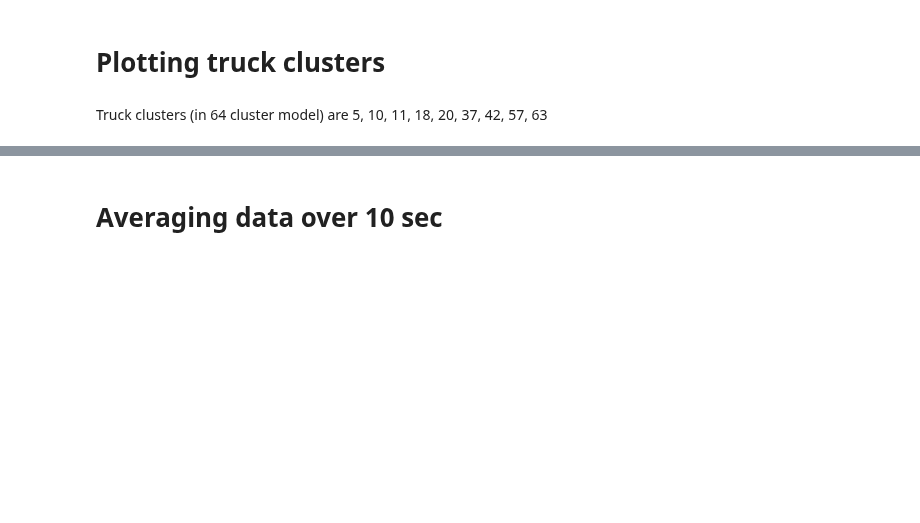
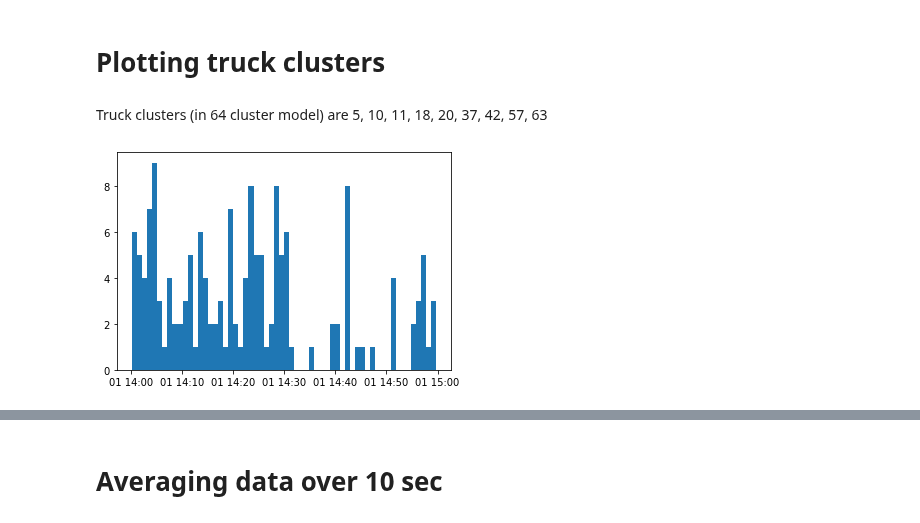
Before and after one commit to marin-hyatt/public-redhook-analysis, a Jupyter notebook: Truck_Analysis.ipynb, the cells around one changed output, grey strips where cells are left out. Cells and saved outputs as stored; diff of their text form; code cells hidden in the pictures; blank space fills up the shorter version.

```diff
--- a/Truck_Analysis.ipynb
+++ b/Truck_Analysis.ipynb
@@ -212,6 +207,20 @@ def convert_to_hour(sensor_timestamp):
     hour = dt.astimezone(pytz.timezone('US/Eastern')).hour
     total_hour = 24*(day-1) + hour
     return total_hour
+# %%
+def get_y_and_bins(num_clusters, sensor_transformed, fit_arr, sensor_timestamps_dt, default_bins, clusters_plot_arr):
+
+    test = get_cluster_assignments(num_clusters, sensor_transformed, fit_arr)
+
+    cluster_mask = np.nonzero(test==clusters_plot_arr[0]) #boolean mask for specific cluster number
+
+    #Makes array of all timestamps where cluster assignment occurred
+    timestamp_arr = np.asarray(sensor_timestamps_dt)[cluster_mask]
+
+    #Get y values, bins
+    y, bins, _ = plt.hist(timestamp_arr, bins=default_bins)
+
+    return y, bins
 # %% [markdown]
 Function to plot a histogram of the frequency of cluster assignments over time.
 # %%
@@ -539,4 +550,9 @@ truck_clusters = [5, 10, 11, 18, 20, 37, 42, 57, 63]
 #                           minute_dBAS_max_hour, minute_dBAS_median_hour, 60, truck_clusters)
 # %%
 #(df['cluster_id']==27).groupby('minute_of_the_day').sum()
+# %%
+hour_y, hour_bins = get_y_and_bins(64, b827ebc178d2_transformed[hour_mask], projected_45[index], \
+                          b827ebc178d2_timestamps_dt_hour, 60, truck_clusters)
+# %% [output]
+[figure, added]
 # %%
```
Also changed, not shown: parts of 9 cells of this notebook, 1 other file.
